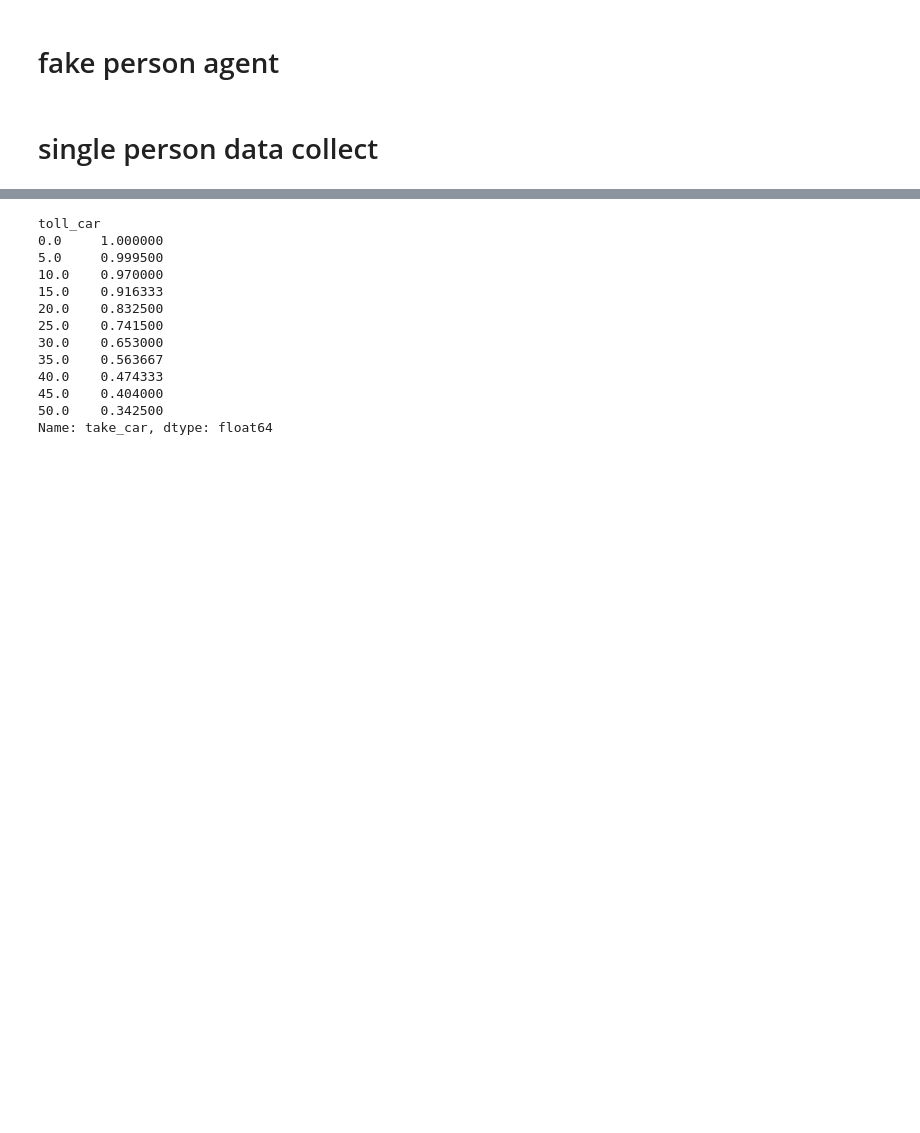
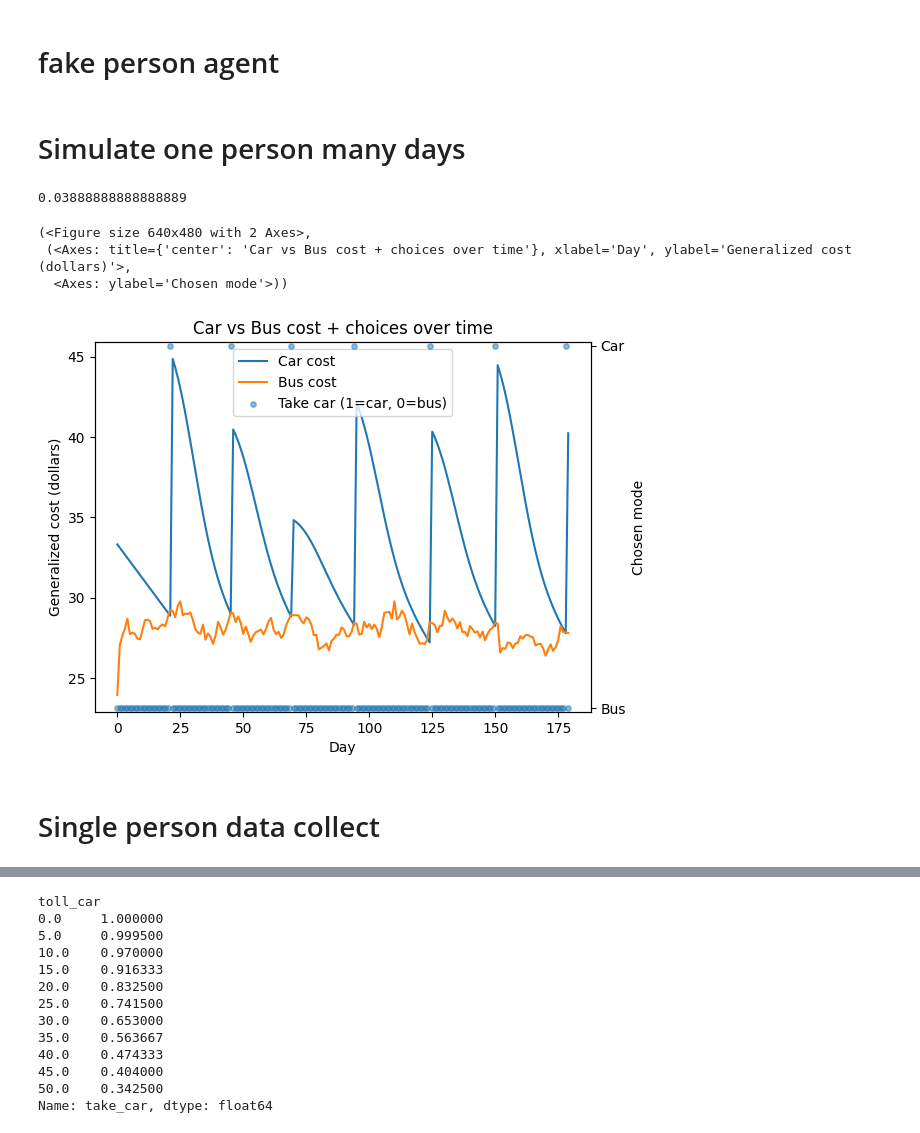
Before and after one commit to zander-holleran/mesa_lcc_model, a Jupyter notebook: notebooks/other_notebooks/belief_formation.ipynb, the cells around one changed output, grey strips where cells are left out. Saved outputs shown, nothing was run; the diff lists cells and outputs as text; code cells hidden in the pictures; blank space fills up the shorter version.

```diff
--- a/notebooks/other_notebooks/belief_formation.ipynb
+++ b/notebooks/other_notebooks/belief_formation.ipynb
@@ -350,0 +397,2 @@ class LightweightPerson:
+# %% [markdown]
+# Simulate one person many days
@@ -351,2 +420,66 @@ class LightweightPerson:
+# %%
+rng = np.random.default_rng(0)
+
+def toll_car_schedule(day):  return 15  # car toll jumps after day 20
+def toll_bus_schedule(day):  return 0                             # flat bus fare
+
+def tt_car_schedule(day):    return float(rng.normal(loc=50, scale=6))   # car ~ N(35, 6^2) min
+def tt_bus_schedule(day):    return float(rng.normal(loc=50, scale=4))   # bus ~ N(45, 4^2) min
+
+person = LightweightPerson2(person_id=1, uncertainty_multiplier=1.5, experience_weight_bus=1, prior_car=40)   # draws VOT and bus weight from your distributions
+
+single_person_season = simulate_single_person(
+    person          = person,
+    n_days          = 180,
+    toll_car_schedule = toll_car_schedule,
+    toll_bus_schedule = toll_bus_schedule,
+    tt_car_schedule   = tt_car_schedule,
+    tt_bus_schedule   = tt_bus_schedule,
+    start_day       = 0,
+)
+
+single_person_season.head()
+
+single_person_season['take_car'].mean()
+# %% [output]
+0.03888888888888889
+# %%
+def plot_cost_trajectory(df, title=None):
+    days     = df["day"].values
+    cost_car = df["cost_car"].values
+    cost_bus = df["cost_bus"].values
+    take_car = df["take_car"].values.astype(int)
+
+    fig, ax1 = plt.subplots()
+
+    ax1.plot(days, cost_car, label="Car cost")
+    ax1.plot(days, cost_bus, label="Bus cost")
+    ax1.set_xlabel("Day")
+    ax1.set_ylabel("Generalized cost (dollars)")
+
+    if title is None:
+        title = "Car vs Bus cost + choices over time"
+    ax1.set_title(title)
+
+    ax2 = ax1.twinx()
+    ax2.scatter(days, take_car, s=15, alpha=0.5, label="Take car (1=car, 0=bus)")
+    ax2.set_ylim(- .01, 1.01)
+    ax2.set_yticks([0, 1])
+    ax2.set_yticklabels(["Bus", "Car"])
+    ax2.set_ylabel("Chosen mode")
+
+    h1, l1 = ax1.get_legend_handles_labels()
+    h2, l2 = ax2.get_legend_handles_labels()
+    ax1.legend(h1 + h2, l1 + l2, loc="best")
+
+    return fig, (ax1, ax2)
+
+
+plot_cost_trajectory(single_person_season)
+# %% [output]
+(<Figure size 640x480 with 2 Axes>,
+ (<Axes: title={'center': 'Car vs Bus cost + choices over time'}, xlabel='Day', ylabel='Generalized cost (dollars)'>,
+  <Axes: ylabel='Chosen mode'>))
+[figure, added]
 # %% [markdown]
-# single person data collect
+# Single person data collect
```
Also changed, not shown: parts of 16 cells of this notebook, 9 other files.
